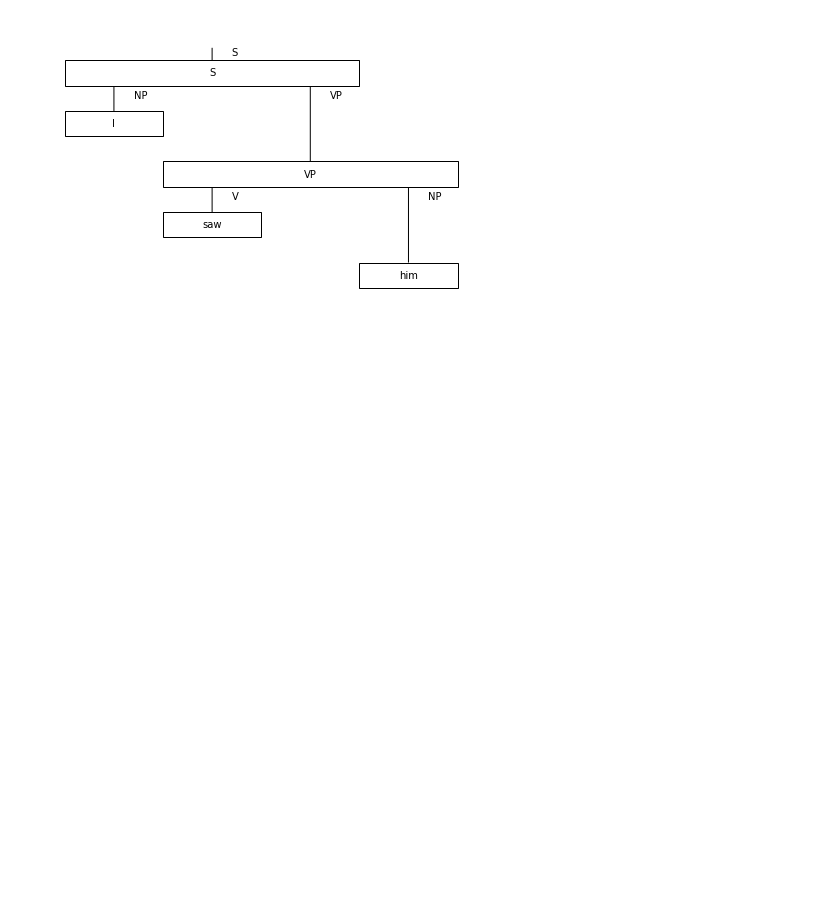
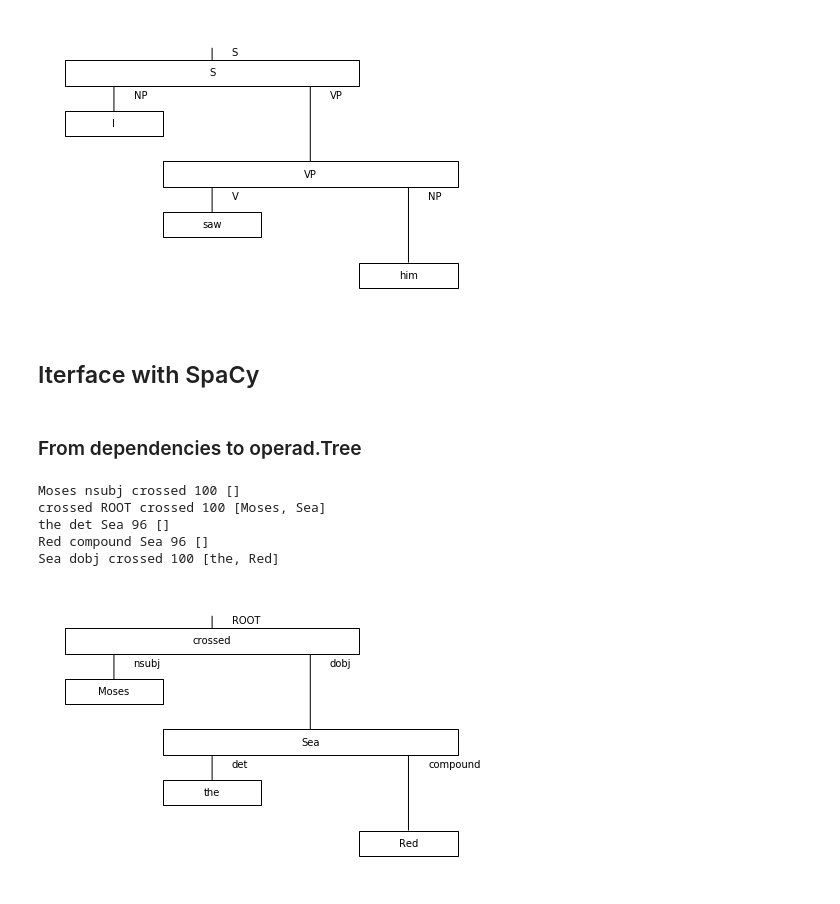
Before and after one commit to cnm13ryan/discopy, a Jupyter notebook: docs/notebooks/operads.ipynb, the cells around one changed output. Drawn from its saved outputs; the diff is of its cells as text; code cells hidden in the pictures; blank space fills up the shorter version.

```diff
--- a/docs/notebooks/operads.ipynb
+++ b/docs/notebooks/operads.ipynb
@@ -72,11 +72,11 @@ class Box(Tree):
     >>> VP, NP, S = Box('VP', vp, [n, v]), Box('NP', np, [d, n]), Box('S', s, [vp, np])
     >>> sentence = S(VP(Caesar, crossed), NP(the, Rubicon))
     """
-    def __init__(self, name, dom, cod):
+    def __init__(self, name, dom, cod, **params):
         if not (isinstance(dom, Ob) and isinstance(cod, list)
                 and all([isinstance(x, Ob) for x in cod])):
             return TypeError
-        self.name, self.dom, self._cod = name, dom, cod
+        self.name, self.dom, self._cod, self.params = name, dom, cod, params
         Tree.__init__(self, self, [], _scan=False)
 
     def __repr__(self):
@@ -231,3 +231,38 @@ assert from_nltk(parse) == sentence
 tree2diagram(from_nltk(t)).draw()
 # %% [output]
 [figure]
+# %% [markdown]
+## Iterface with SpaCy
+# %% [markdown]
+### From dependencies to operad.Tree
+# %%
+import spacy
+nlp = spacy.load("en_core_web_sm")
+doc = nlp("Moses crossed the Red Sea")
+for token in doc:
+    print(token.text, token.dep_, token.head.text, token.head.pos, [child for child in token.children])
+# %% [output]
+Moses nsubj crossed 100 []
+crossed ROOT crossed 100 [Moses, Sea]
+the det Sea 96 []
+Red compound Sea 96 []
+Sea dobj crossed 100 [the, Red]
+# %%
+def find_root(doc):
+    for word in doc:
+        if word.dep_ == 'ROOT':
+            return word
+
+def doc2tree(root):
+    if not root.children:
+        return Box(root.text, Ob(root.dep_), [])
+    return Box(root.text, Ob(root.dep_),
+               [Ob(child.dep_) for child in root.children])(*[doc2tree(child) for child in root.children])
+
+def from_spacy(doc):
+    root = find_root(doc)
+    return doc2tree(root)
+# %%
+tree2diagram(from_spacy(doc)).draw()
+# %% [output]
+[figure, added]
```
Also changed, not shown: 3 other files.
